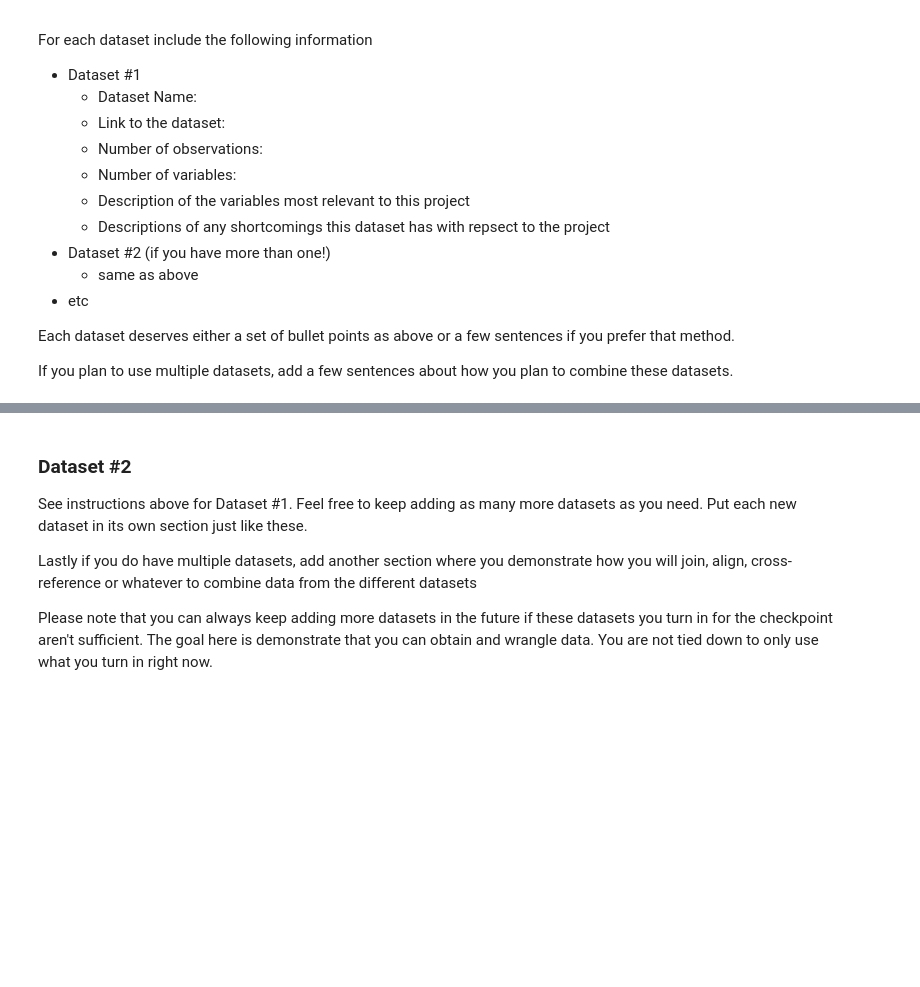
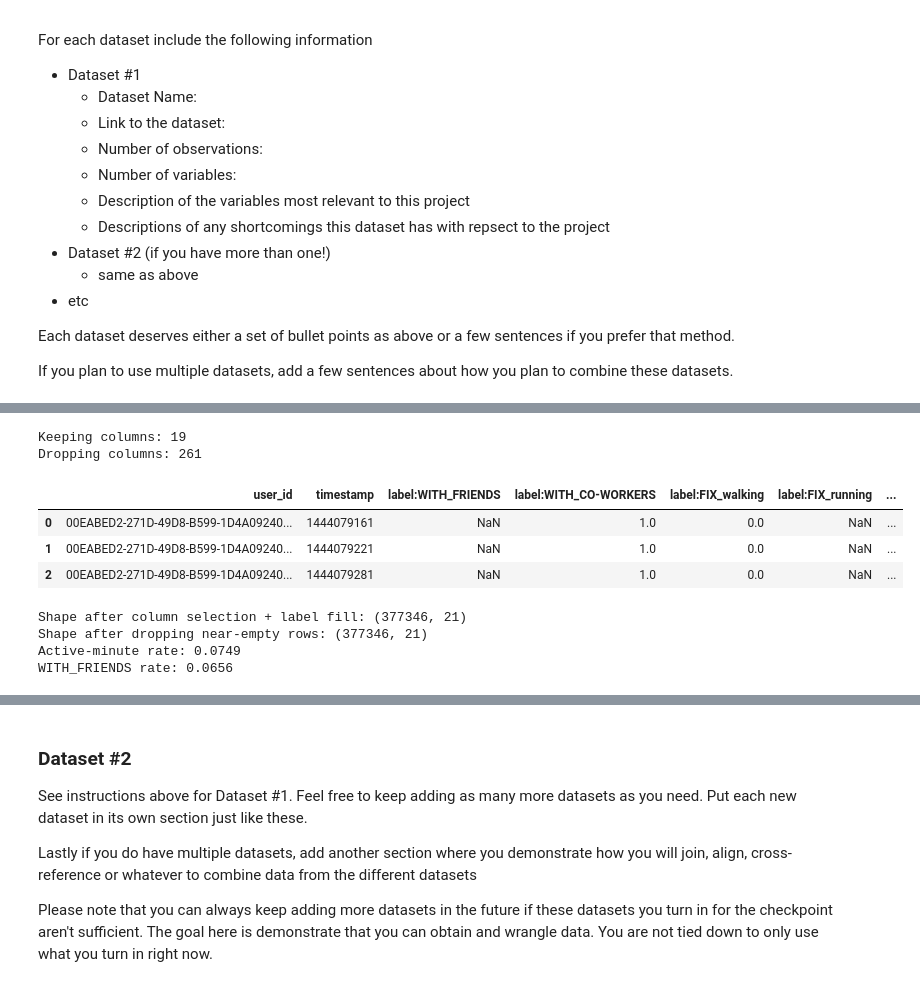
Before and after one commit to COGS108/Group033_WI26, a Jupyter notebook: 01-DataCheckpoint.ipynb, the cells around one changed output, grey strips where cells are left out. Drawn from its saved outputs; the diff is of its cells as text; code cells hidden in the pictures; blank space fills up the shorter version.

```diff
--- a/01-DataCheckpoint.ipynb
+++ b/01-DataCheckpoint.ipynb
@@ -133,0 +164,11 @@ Instructions:
+# %%
+import os, glob
+import numpy as np
+import pandas as pd
+
+# Make outputs readable (reduce "..." truncation)
+pd.set_option("display.max_rows", 200)
+pd.set_option("display.max_columns", None)
+pd.set_option("display.width", 2000)
+pd.set_option("display.max_colwidth", None)
+pd.set_option("display.expand_frame_repr", False)
@@ -133,0 +242,14 @@ Instructions:
+# %%
+df = df.assign(row_missing_frac=df.isna().mean(axis=1)).copy()
+
+print("Overall fraction missing (all cells):", round(df.isna().mean().mean(), 4))
+print("\nRow-missingness summary:")
+print(df["row_missing_frac"].describe())
+
+missing_by_col = df.isna().mean().sort_values(ascending=False)
+print("\nTop 30 columns by missingness:")
+display(missing_by_col.head(30))
+
+missing_by_user = df.groupby("user_id")["row_missing_frac"].mean().sort_values(ascending=False)
+print("\nTop 10 users by average row missingness:")
+display(missing_by_user.head(10))
@@ -133,0 +357,49 @@ Instructions:
+# %%
+SOCIAL_COLS = ["label:WITH_FRIENDS", "label:WITH_CO-WORKERS"]
+ACTIVITY_COLS = ["label:FIX_walking", "label:FIX_running", "label:BICYCLING"]
+ENV_COLS = ["label:LOC_home", "label:LOC_main_workplace", "label:OR_outside", "label:OR_indoors"]
+TOD_COLS = [c for c in df.columns if c.startswith("discrete:time_of_day:")]
+
+BASE_COLS = ["user_id", "timestamp"]
+KEEP_COLS = [c for c in (BASE_COLS + SOCIAL_COLS + ACTIVITY_COLS + ENV_COLS + TOD_COLS) if c in df.columns]
+
+print("Keeping columns:", len(KEEP_COLS))
+print("Dropping columns:", df.shape[1] - len(KEEP_COLS))
+
+df_small = df[KEEP_COLS].copy()
+df_small.head(3)
+# %% [output]
+Keeping columns: 19
+Dropping columns: 261
+|  | user_id | timestamp | label:WITH_FRIENDS | label:WITH_CO-WORKERS | label:FIX_walking | label:FIX_running | ... |
+| 0 | 00EABED2-271D-49D8-B599-1D4A09240... | 1444079161 | NaN | 1.0 | 0.0 | NaN | ... |
+| 1 | 00EABED2-271D-49D8-B599-1D4A09240... | 1444079221 | NaN | 1.0 | 0.0 | NaN | ... |
+| 2 | 00EABED2-271D-49D8-B599-1D4A09240... | 1444079281 | NaN | 1.0 | 0.0 | NaN | ... |
+# %%
+# Justification:
+# - Many labels are NaN because users did not label that minute.
+# - For our analysis labels, we treat NaN as 0 (not present) ONLY for the specific labels we use.
+# - We do not impute continuous sensor features because we are dropping them anyway.
+# - We still remove near-empty rows if they exist (not common after selecting columns).
+
+# Fill NaN -> 0 for the specific binary labels we use
+for c in SOCIAL_COLS + ACTIVITY_COLS + ENV_COLS + TOD_COLS:
+    if c in df_small.columns:
+        df_small[c] = df_small[c].fillna(0)
+
+# Define outcome: active_minute
+df_small["active_minute"] = (df_small[ACTIVITY_COLS] == 1).any(axis=1).astype(int)
+
+# Minimal suspicious-row filter
+df_small["row_missing_frac"] = df_small.isna().mean(axis=1)
+df_clean = df_small[df_small["row_missing_frac"] <= 0.95].copy()
+
+print("Shape after column selection + label fill:", df_small.shape)
+print("Shape after dropping near-empty rows:", df_clean.shape)
+print("Active-minute rate:", round(df_clean["active_minute"].mean(), 4))
+print("WITH_FRIENDS rate:", round(df_clean["label:WITH_FRIENDS"].mean(), 4))
+# %% [output]
+Shape after column selection + label fill: (377346, 21)
+Shape after dropping near-empty rows: (377346, 21)
+Active-minute rate: 0.0749
+WITH_FRIENDS rate: 0.0656
```
Also changed, not shown: parts of 14 cells of this notebook.
